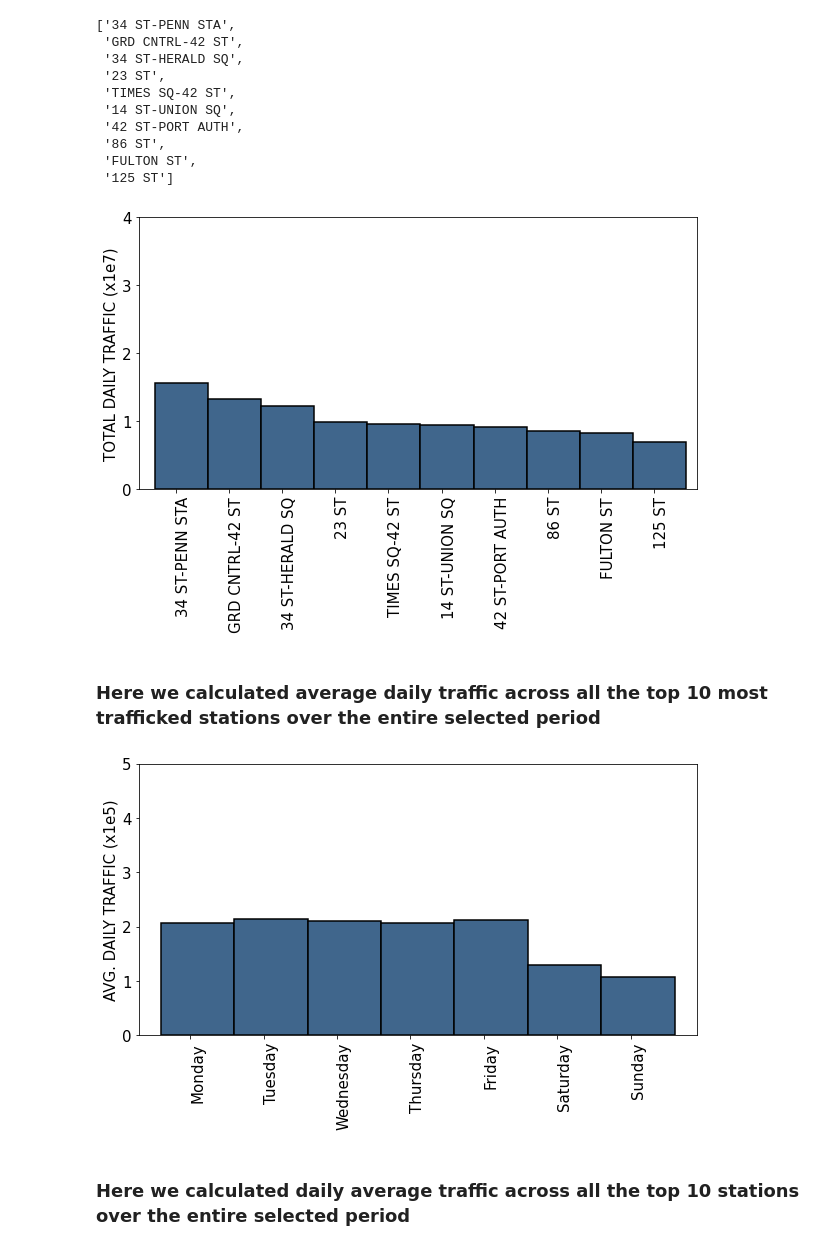
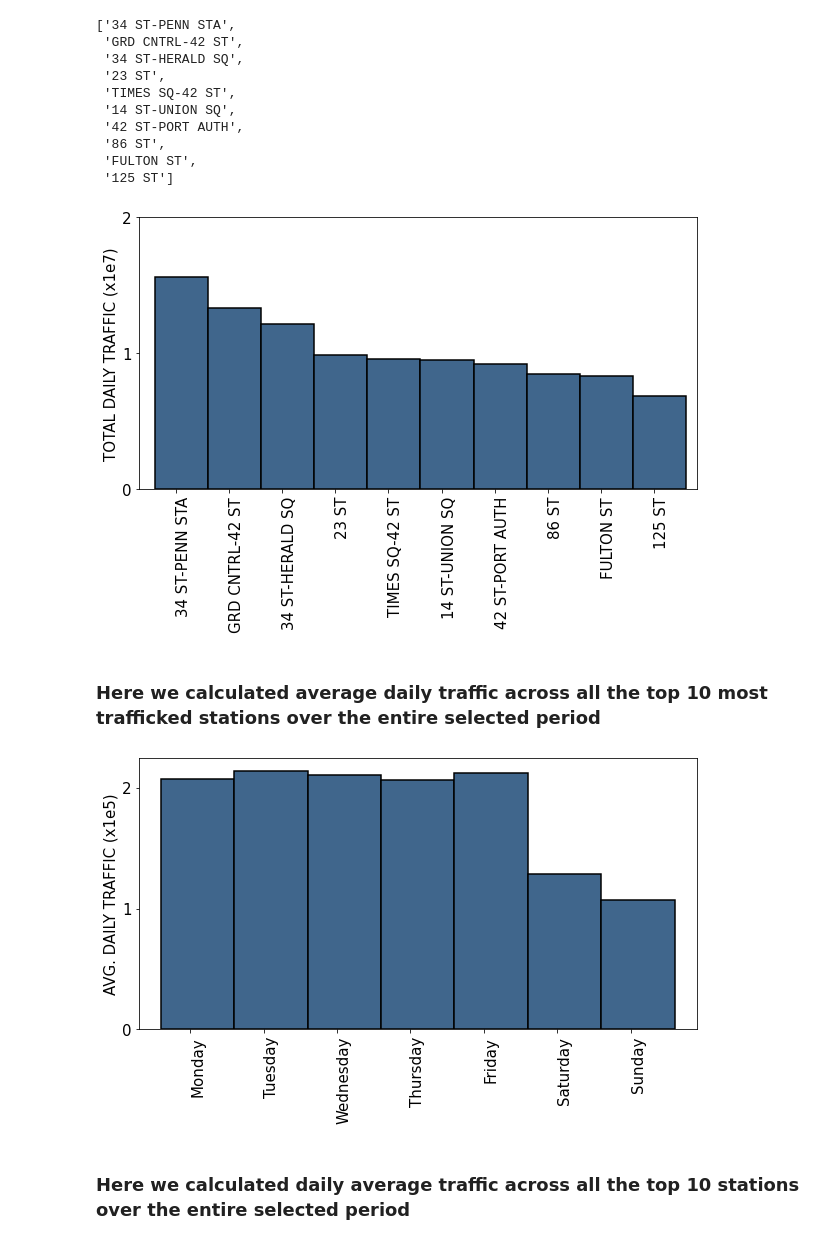
Before and after one commit to weizhao-BME/metis-project1, a Jupyter notebook: code/wtwy_figures.ipynb, the cells around one changed output. Cells and saved outputs as stored; diff of their text form; code cells hidden in the pictures.

Commit message:
further cleaned up wtwy_figures.ipynb and generated figures

```diff
--- a/code/wtwy_figures.ipynb
+++ b/code/wtwy_figures.ipynb
@@ -139,7 +73,7 @@ handle = sns.barplot(x = 'STATION',y='DAILY_TRAFFIC',
                      edgecolor=(0,0,0),
                      linewidth=1.5)
 
-plt.yticks(np.arange(0, 5))
+plt.yticks(np.arange(0, 3))
 
 set_axis(handle,
          y_label=y_label,
@@ -149,4 +83,4 @@ set_axis(handle,
 
 plt.savefig("../figures/total_daily_traffic_for_top_10_stations.svg")
 # %% [output]
-[figure, old version]
+[figure, new version]
@@ -251,42 +88,39 @@ plt.savefig("../figures/total_daily_traffic_for_top_10_stations.svg")
 ### Here we calculated average daily traffic across all the top 10 most trafficked stations over the entire  selected period
 # %%
 # calculate daily traffic based on daily entries and daily exits (not total here)
-
-# t = df_daily2.groupby(["dayname"])
 df_daily
 mask = generate_mask_for_top_stations(top_stations, top_stations_name, df_daily)
 t = df_daily[mask].groupby(["DAY_NAME"]).mean()
 t = sort_by_day_name(t)
 data_to_plot = t[["DAY_NAME2", "DAILY_TRAFFIC"]]
 data_to_plot["DAILY_TRAFFIC"] = data_to_plot["DAILY_TRAFFIC"]/1e5
 
 y_label = "AVG. DAILY TRAFFIC (x1e5)"
 fontsize = 15
 x_rot_ticklabel = 90
 x_lim = (-0.7, 6.9)
-# y_ticks = np.arange(0, 6)
 
 plt.subplots(figsize=(10,5))
 
 handle = sns.barplot(x = 'DAY_NAME2',y='DAILY_TRAFFIC',
                      data=data_to_plot,
                      color=(0.2, 0.4, 0.6, 0.6),
                      edgecolor=(0,0,0),
                      linewidth=1.5)
 
-plt.yticks(np.arange(0, 6))
+plt.yticks(np.arange(0, 3))
 
 set_axis(handle,
          y_label=y_label,
          fontsize=fontsize,
          rot_xticklabels=x_rot_ticklabel,
          x_lim=x_lim,
          horizontal_alignment="left",
          )
 
 plt.savefig("../figures/avg_daily_traffic_overall.svg")
 # %% [output]
-[figure, old version]
+[figure, new version]
 # %% [markdown]
 ### Here we calculated daily average traffic across all the top 10 stations over the entire selected period
 # %%
```
Also changed, not shown: parts of 5 cells of this notebook, 3 other files.
